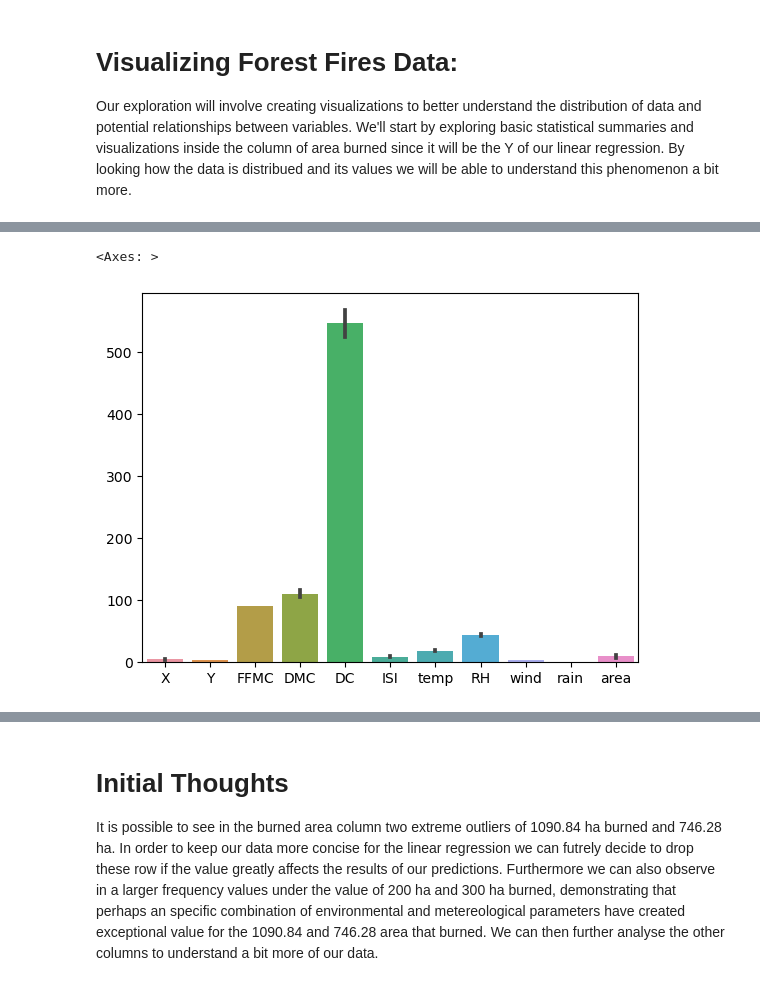
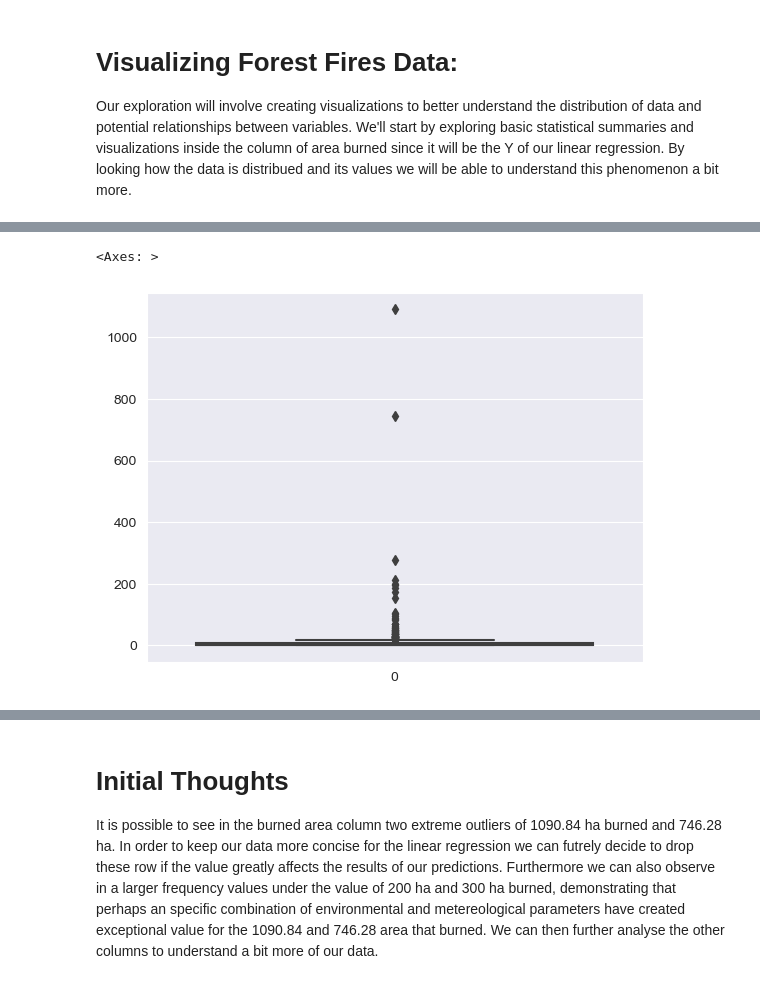
Before and after one commit to NevesLaura-NP/forest-fires, a Jupyter notebook: notebooks/Exploration.ipynb, the cells around one changed output, grey strips where cells are left out. Cells and saved outputs as stored; diff of their text form; code cells hidden in the pictures.

```diff
--- a/notebooks/Exploration.ipynb
+++ b/notebooks/Exploration.ipynb
@@ -63,8 +79,8 @@ sns.scatterplot(datafile["area"])
 # %%
-sns.barplot(datafile[datafile["area"] < 300])
+sns.boxplot(datafile["area"])
 # %% [output]
 <Axes: >
-[figure, old version]
+[figure, new version]
 # %%
 sns.histplot(datafile["rain"])
 # %% [output]
```
Also changed, not shown: parts of 31 cells of this notebook, 5 other files.
